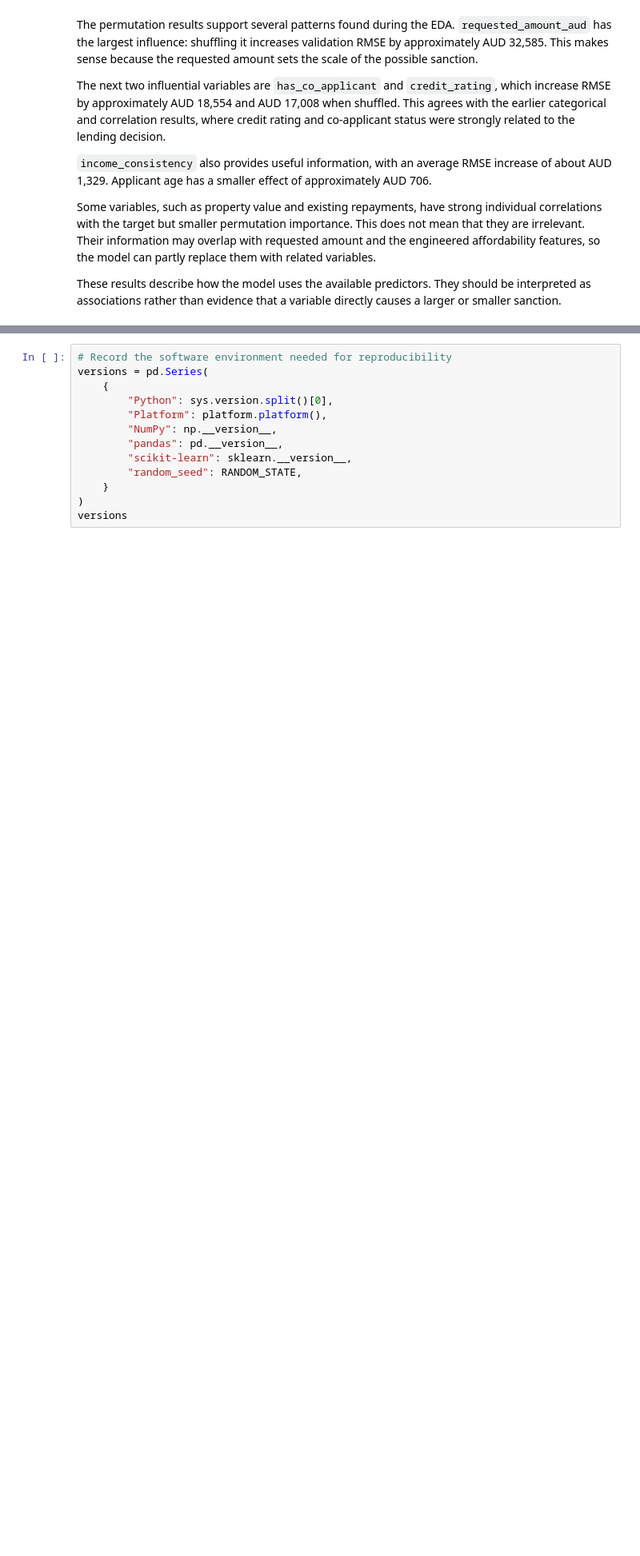
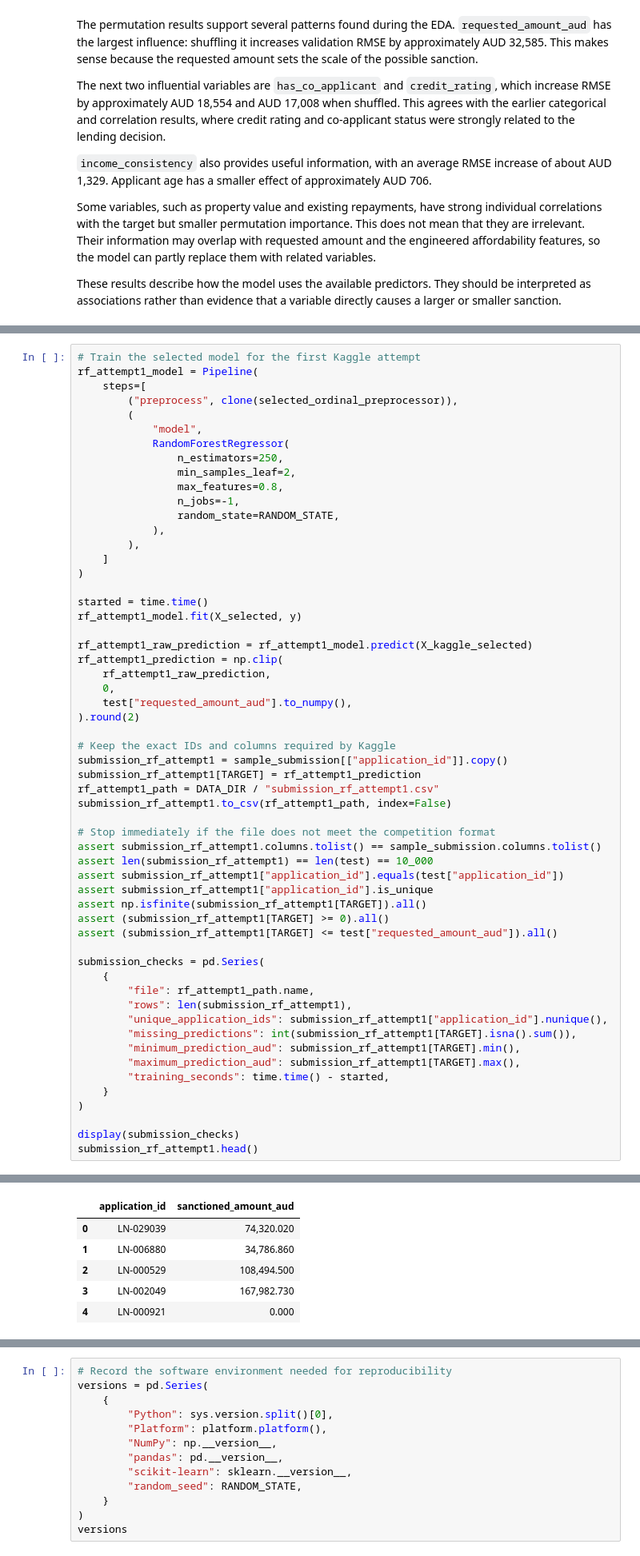
Before and after one commit to Adityap665/FIT-5149, a Jupyter notebook: FIT5149_A1_analysis.ipynb, the cells around one changed output, grey strips where cells are left out. Shown at 80% size. Saved outputs shown, nothing was run; the diff lists cells and outputs as text; blank space fills up the shorter version.

```diff
--- a/FIT5149_A1_analysis.ipynb
+++ b/FIT5149_A1_analysis.ipynb
@@ -2266,0 +2264,58 @@ The next iteration will keep using the same five folds so the model comparison r
+# %%
+# Train the selected model for the first Kaggle attempt
+rf_attempt1_model = Pipeline(
+    steps=[
+        ("preprocess", clone(selected_ordinal_preprocessor)),
+        (
+            "model",
+            RandomForestRegressor(
+                n_estimators=250,
+                min_samples_leaf=2,
+                max_features=0.8,
+                n_jobs=-1,
+                random_state=RANDOM_STATE,
+            ),
+        ),
+    ]
+)
+
+started = time.time()
+rf_attempt1_model.fit(X_selected, y)
+
+rf_attempt1_raw_prediction = rf_attempt1_model.predict(X_kaggle_selected)
+rf_attempt1_prediction = np.clip(
+    rf_attempt1_raw_prediction,
+    0,
+    test["requested_amount_aud"].to_numpy(),
+).round(2)
+
+# Keep the exact IDs and columns required by Kaggle
+submission_rf_attempt1 = sample_submission[["application_id"]].copy()
+submission_rf_attempt1[TARGET] = rf_attempt1_prediction
+rf_attempt1_path = DATA_DIR / "submission_rf_attempt1.csv"
+submission_rf_attempt1.to_csv(rf_attempt1_path, index=False)
+
+# Stop immediately if the file does not meet the competition format
+assert submission_rf_attempt1.columns.tolist() == sample_submission.columns.tolist()
+assert len(submission_rf_attempt1) == len(test) == 10_000
+assert submission_rf_attempt1["application_id"].equals(test["application_id"])
+assert submission_rf_attempt1["application_id"].is_unique
+assert np.isfinite(submission_rf_attempt1[TARGET]).all()
+assert (submission_rf_attempt1[TARGET] >= 0).all()
+assert (submission_rf_attempt1[TARGET] <= test["requested_amount_aud"]).all()
+
+submission_checks = pd.Series(
+    {
+        "file": rf_attempt1_path.name,
+        "rows": len(submission_rf_attempt1),
+        "unique_application_ids": submission_rf_attempt1["application_id"].nunique(),
+        "missing_predictions": int(submission_rf_attempt1[TARGET].isna().sum()),
+        "minimum_prediction_aud": submission_rf_attempt1[TARGET].min(),
+        "maximum_prediction_aud": submission_rf_attempt1[TARGET].max(),
+        "training_seconds": time.time() - started,
+    }
+)
+
+display(submission_checks)
+submission_rf_attempt1.head()
+# %% [output]
@@ -2266,0 +2330,6 @@ The next iteration will keep using the same five folds so the model comparison r
+|  | application_id | sanctioned_amount_aud |
+| 0 | LN-029039 | 74,320.020 |
+| 1 | LN-006880 | 34,786.860 |
+| 2 | LN-000529 | 108,494.500 |
+| 3 | LN-002049 | 167,982.730 |
+| 4 | LN-000921 | 0.000 |
```
Also changed, not shown: parts of 13 cells of this notebook, 4 other files.
